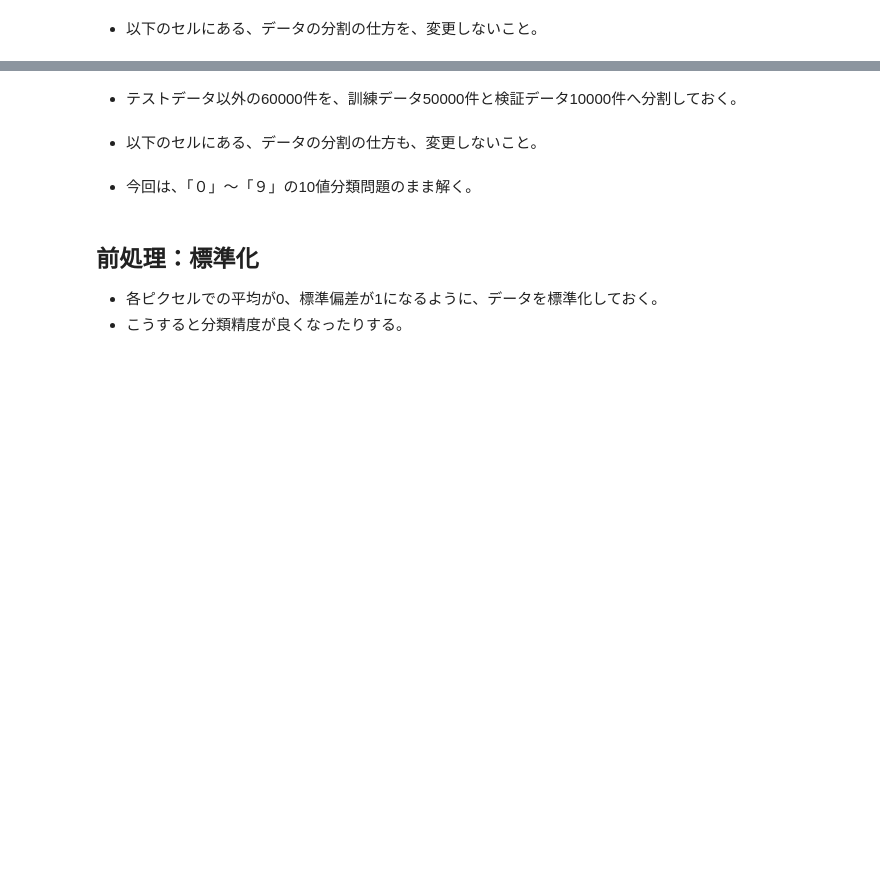
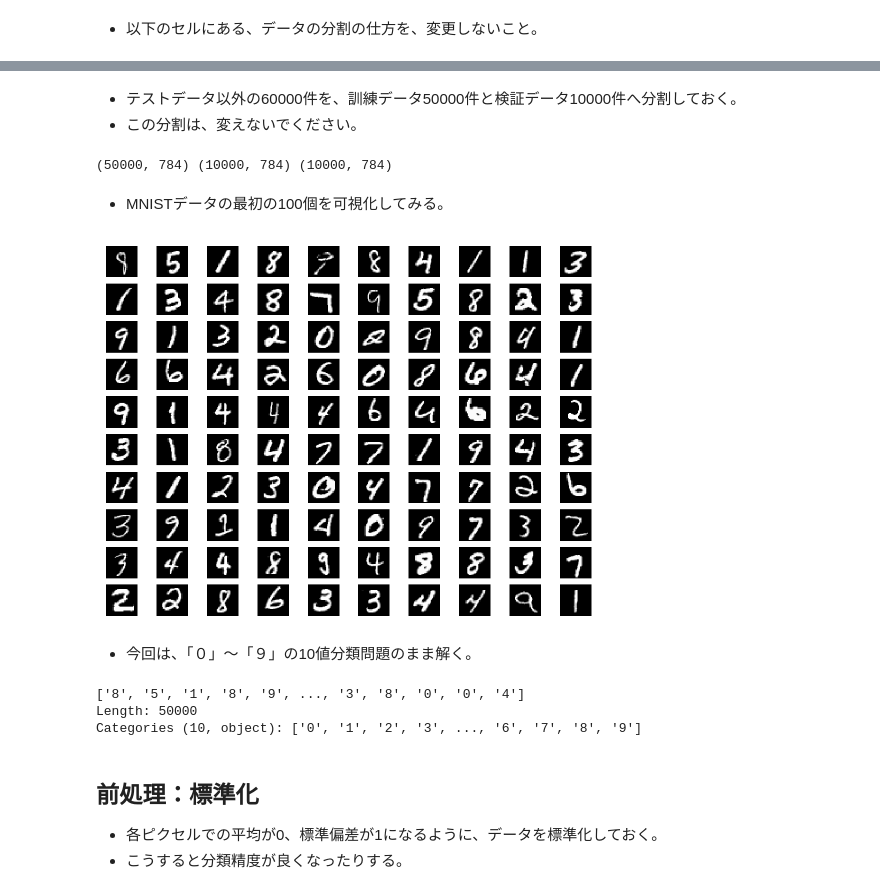
Before and after one commit to tomonari-masada/course2024-intro2ml, a Jupyter notebook: 12_SVM_full_MNIST.ipynb, the cells around one changed output, grey strips where cells are left out. Drawn from its saved outputs; the diff is of its cells as text; code cells hidden in the pictures; blank space fills up the shorter version.

```diff
--- a/12_SVM_full_MNIST.ipynb
+++ b/12_SVM_full_MNIST.ipynb
@@ -15,0 +10,6 @@ X.shape
+# %%
+from sklearn.datasets import fetch_openml
+mnist = fetch_openml('mnist_784')
+X, y = mnist.data, mnist.target
+print(X.shape)
+print(y.shape)
@@ -25,12 +26,6 @@ y_train, y_test = y[:60000], y[60000:]
-# %%
-fig, axes = plt.subplots(10, 10)
-for x, ax in zip(X_train[:100], axes.ravel()):
-  ax.axis('off') # 軸を消す
-  ax.matshow(x.reshape(28, 28), cmap=plt.cm.gray)
 # %% [markdown]
 * テストデータ以外の60000件を、訓練データ50000件と検証データ10000件へ分割しておく。
+ * この分割は、変えないでください。
-# %% [markdown]
-* 以下のセルにある、データの分割の仕方も、変更しないこと。
 # %%
 from sklearn.model_selection import train_test_split
 
@@ -41,8 +36,25 @@ X_train, X_valid, y_train, y_valid = train_test_split(
     )
 # %%
 print(X_train.shape, X_valid.shape, X_test.shape)
+# %% [output]
+(50000, 784) (10000, 784) (10000, 784)
+# %% [markdown]
+* MNISTデータの最初の100個を可視化してみる。
+# %%
+fig, axes = plt.subplots(10, 10)
+for x, ax in zip(X_train.values[:100], axes.ravel()):
+  ax.axis('off') # 軸を消す
+  ax.matshow(x.reshape(28, 28), cmap=plt.cm.gray)
+# %% [output]
+[figure, added]
 # %% [markdown]
 * 今回は、「０」〜「９」の10値分類問題のまま解く。
+# %%
+y_train.values
+# %% [output]
+['8', '5', '1', '8', '9', ..., '3', '8', '0', '0', '4']
+Length: 50000
+Categories (10, object): ['0', '1', '2', '3', ..., '6', '7', '8', '9']
 # %% [markdown]
 ## 前処理：標準化
 * 各ピクセルでの平均が0、標準偏差が1になるように、データを標準化しておく。
```
Also changed, not shown: parts of 8 cells of this notebook.
